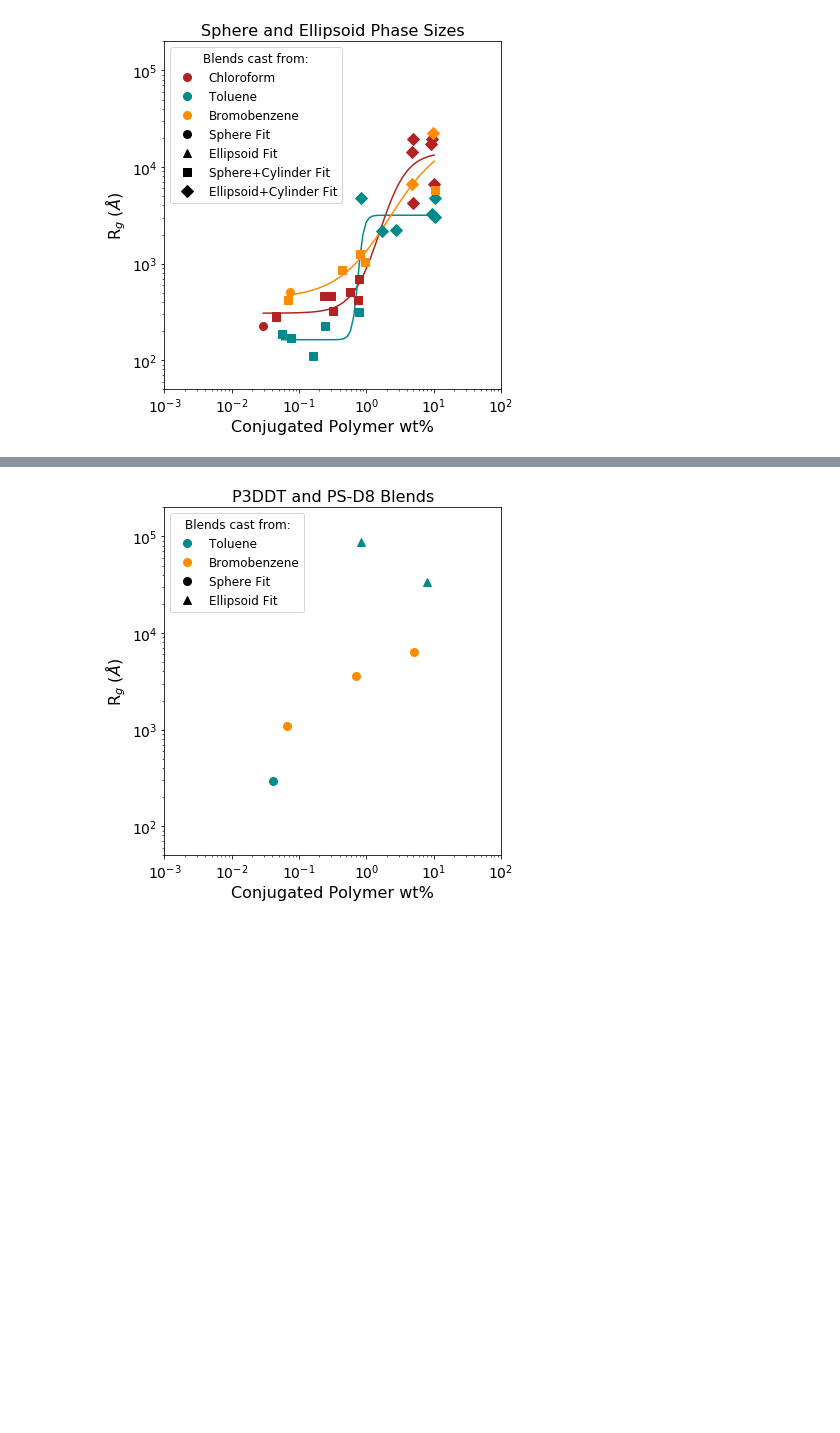
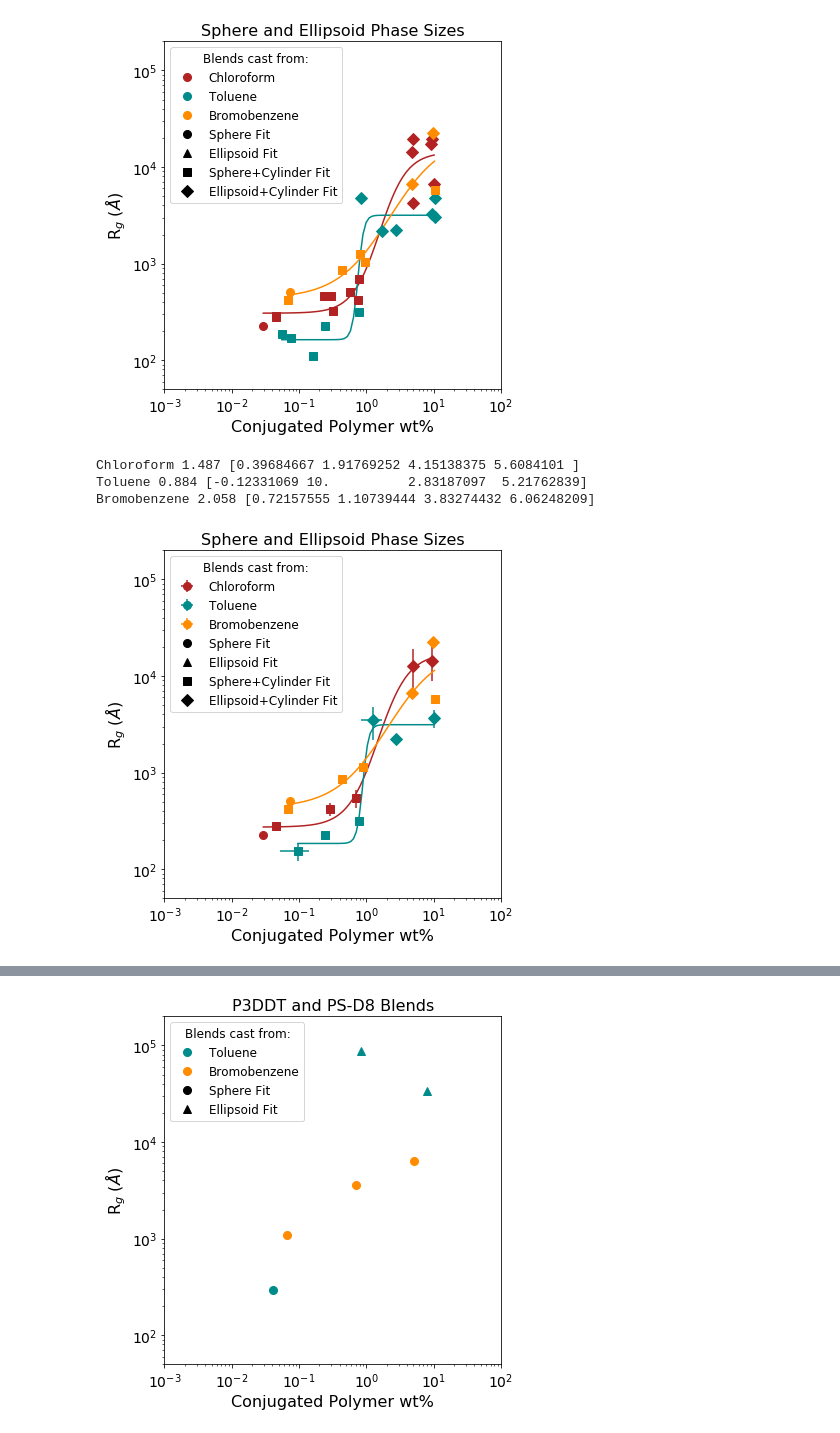
Before and after one commit to pozzo-research-group/c-wolf-blends-morphology, a Jupyter notebook: sans/Sample_Fitting/Plotting_Results_from_All_Fits.ipynb, the cells around one changed output, grey strips where cells are left out. Saved outputs shown, nothing was run; the diff lists cells and outputs as text; code cells hidden in the pictures; blank space fills up the shorter version.

```diff
--- a/sans/Sample_Fitting/Plotting_Results_from_All_Fits.ipynb
+++ b/sans/Sample_Fitting/Plotting_Results_from_All_Fits.ipynb
@@ -569,6 +788,40 @@ Chloroform 1.563 [0.44635424 2.13140436 3.84053974 5.72516457]
 Toluene 0.75 [-0.28771603 10.          2.96828884  5.09252105]
 Bromobenzene 2.235 [0.80420172 1.1030776  3.88227895 6.07609048]
 [figure]
+# %%
+plt.figure(figsize=(6,6))
+
+plot_rg_reps([[1]], rre_cf_ellipsoids, [[2,102,109], [3,103,110], [101,108]], [[4,104,111],[5,105,112]], 'Chloroform', 'firebrick')
+plot_rg_reps(rre_tol_spheres, rre_tol_ellipsoids, [[29,402,406],[401],[407]], [[30,404],[403],[31,405,408]], 'Toluene',  'darkcyan')
+plot_rg_reps([[22]], rre_bb_ellipsoids, [[301],[302],[23,303],[24]], [[304],[305]], 'Bromobenzene',  'darkorange')
+
+
+plt.xscale('log')
+plt.xlim(0.001,100)
+plt.xlabel('Conjugated Polymer wt%', fontsize=16)
+plt.xticks(fontsize=14)
+
+plt.ylabel(r'R$_g$ ($\AA$)', fontsize=16)
+plt.yticks(fontsize=14)
+plt.ylim(5e1,2e5)
+plt.yscale('log')
+
+plt.title('Sphere and Ellipsoid Phase Sizes',fontsize=16)
+
+plt.errorbar([0],[0],fmt='o',label='Sphere Fit', color='black',ms=8)
+plt.errorbar([0],[0],fmt='^',label='Ellipsoid Fit', color='black',ms=8)
+plt.errorbar([0],[0],fmt='s',label='Sphere+Cylinder Fit', color='black',ms=8)
+plt.errorbar([0],[0],fmt='D',label='Ellipsoid+Cylinder Fit', color='black',ms=8)
+
+plt.legend(fontsize=12,loc='upper left',title='Blends cast from:', title_fontsize=12)# ncol=3)
+
+plt.tight_layout()
+plt.savefig('../../data/sans/Sample_Fitting/fitting_figures/radius_plots/RReP3HT_all_radius_reps.png', dpi=300)
+# %% [output]
+Chloroform 1.487 [0.39684667 1.91769252 4.15138375 5.6084101 ]
+Toluene 0.884 [-0.12331069 10.          2.83187097  5.21762839]
+Bromobenzene 2.058 [0.72157555 1.10739444 3.83274432 6.06248209]
+[figure, added]
 # %%
 plt.figure(figsize=(6,6))
 
```
Also changed, not shown: parts of 5 cells of this notebook.
